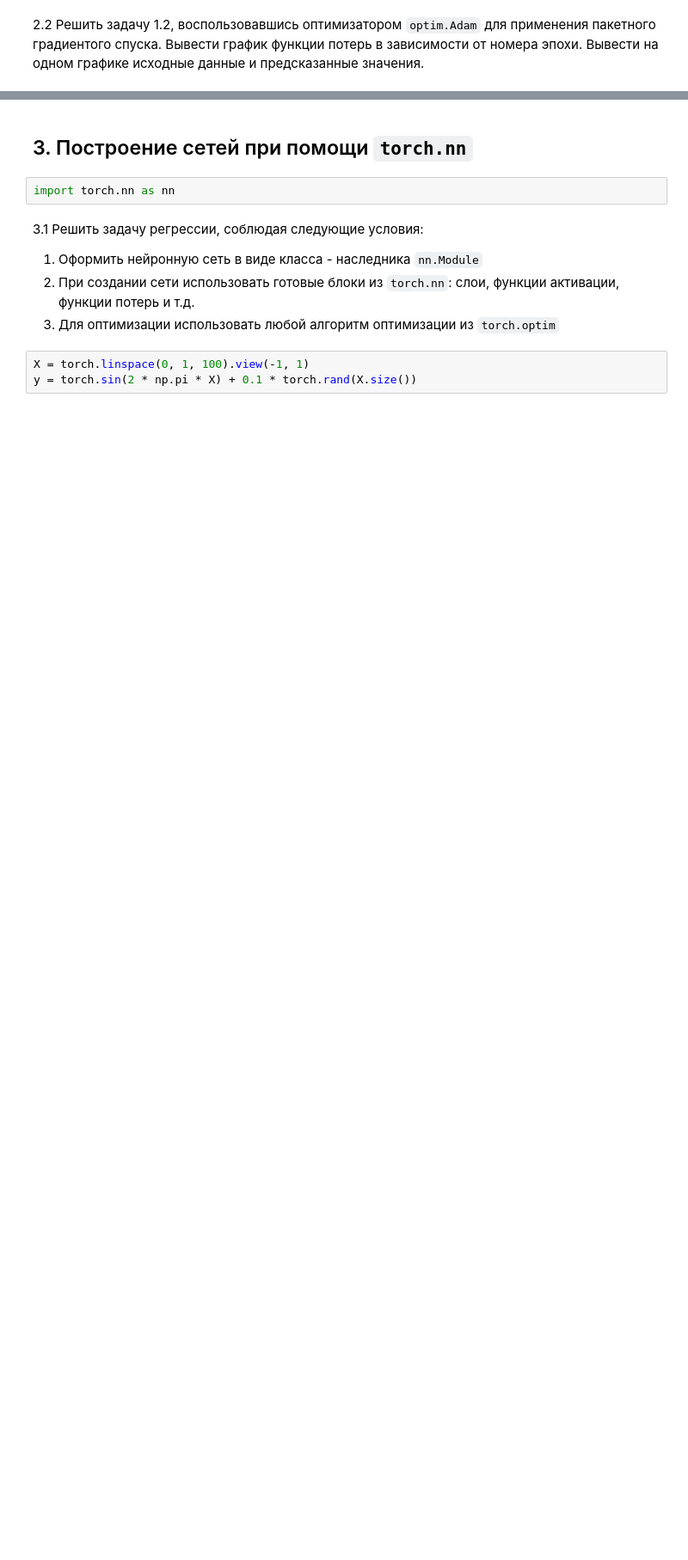
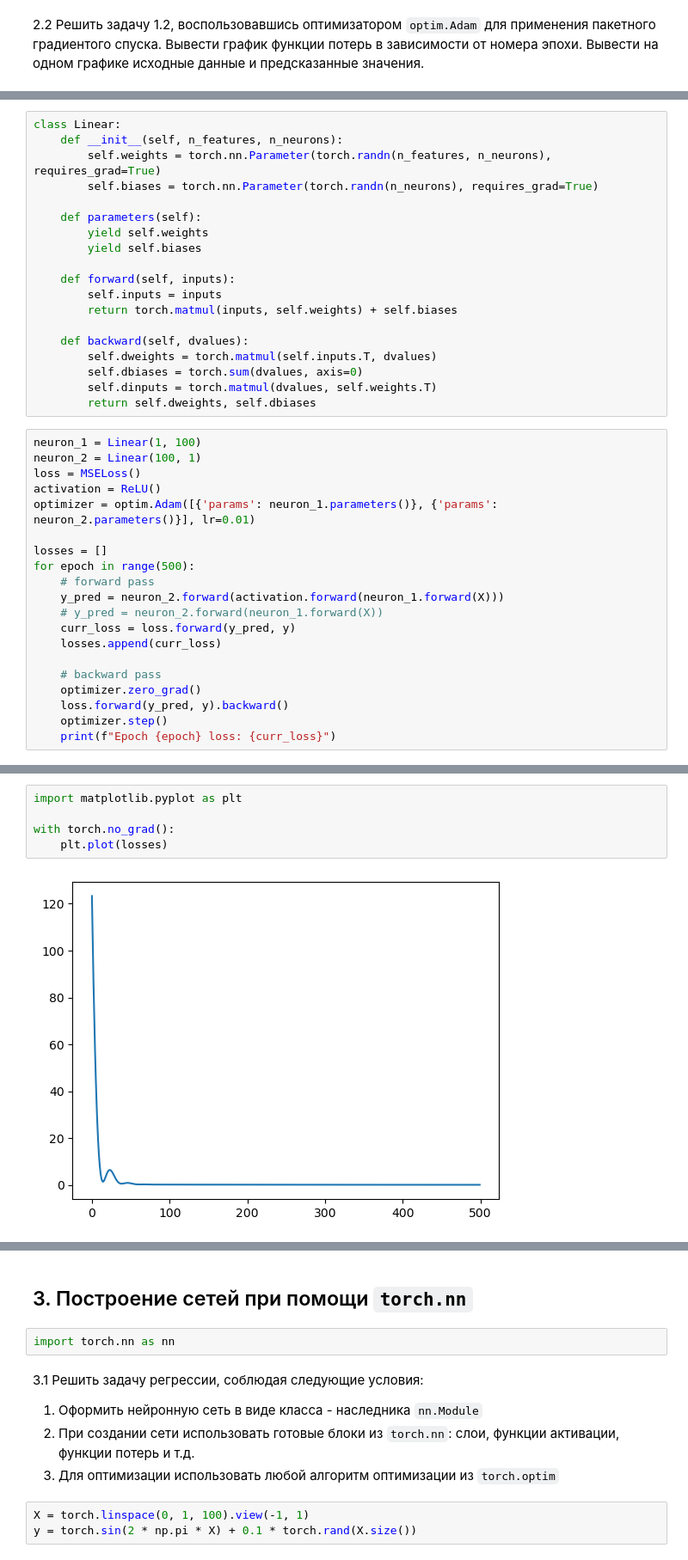
Before and after one commit to GeorgiyDemo/FA, a Jupyter notebook: Course_IV/ML/pract3/ПИ19_3_Деменчук_03_autograd_optim_nn_datasets.ipynb, the cells around one changed output, grey strips where cells are left out. Shown: that part at 86% size. Drawn from its saved outputs; the diff is of its cells as text; blank space fills up the shorter version.

```diff
--- a/Course_IV/ML/pract3/ПИ19_3_Деменчук_03_autograd_optim_nn_datasets.ipynb
+++ b/Course_IV/ML/pract3/ПИ19_3_Деменчук_03_autograd_optim_nn_datasets.ipynb
@@ -32,0 +313,39 @@ import torch.optim as optim
+# %%
+class Linear:
+    def __init__(self, n_features, n_neurons):
+        self.weights = torch.nn.Parameter(torch.randn(n_features, n_neurons), requires_grad=True)
+        self.biases = torch.nn.Parameter(torch.randn(n_neurons), requires_grad=True)
+
+    def parameters(self):
+        yield self.weights
+        yield self.biases
+
+    def forward(self, inputs):
+        self.inputs = inputs
+        return torch.matmul(inputs, self.weights) + self.biases
+
+    def backward(self, dvalues):
+        self.dweights = torch.matmul(self.inputs.T, dvalues)
+        self.dbiases = torch.sum(dvalues, axis=0)
+        self.dinputs = torch.matmul(dvalues, self.weights.T)
+        return self.dweights, self.dbiases
+# %%
+neuron_1 = Linear(1, 100)
+neuron_2 = Linear(100, 1)
+loss = MSELoss()
+activation = ReLU()
+optimizer = optim.Adam([{'params': neuron_1.parameters()}, {'params': neuron_2.parameters()}], lr=0.01)
+
+losses = []
+for epoch in range(500):
+    # forward pass
+    y_pred = neuron_2.forward(activation.forward(neuron_1.forward(X)))
+    # y_pred = neuron_2.forward(neuron_1.forward(X))
+    curr_loss = loss.forward(y_pred, y)
+    losses.append(curr_loss)
+
+    # backward pass
+    optimizer.zero_grad()
+    loss.forward(y_pred, y).backward()
+    optimizer.step()
+    print(f"Epoch {epoch} loss: {curr_loss}")
@@ -32,0 +370,7 @@ import torch.optim as optim
+# %%
+import matplotlib.pyplot as plt
+
+with torch.no_grad():
+    plt.plot(losses)
+# %% [output]
+[figure, added]
```
Also changed, not shown: parts of 37 cells of this notebook.
